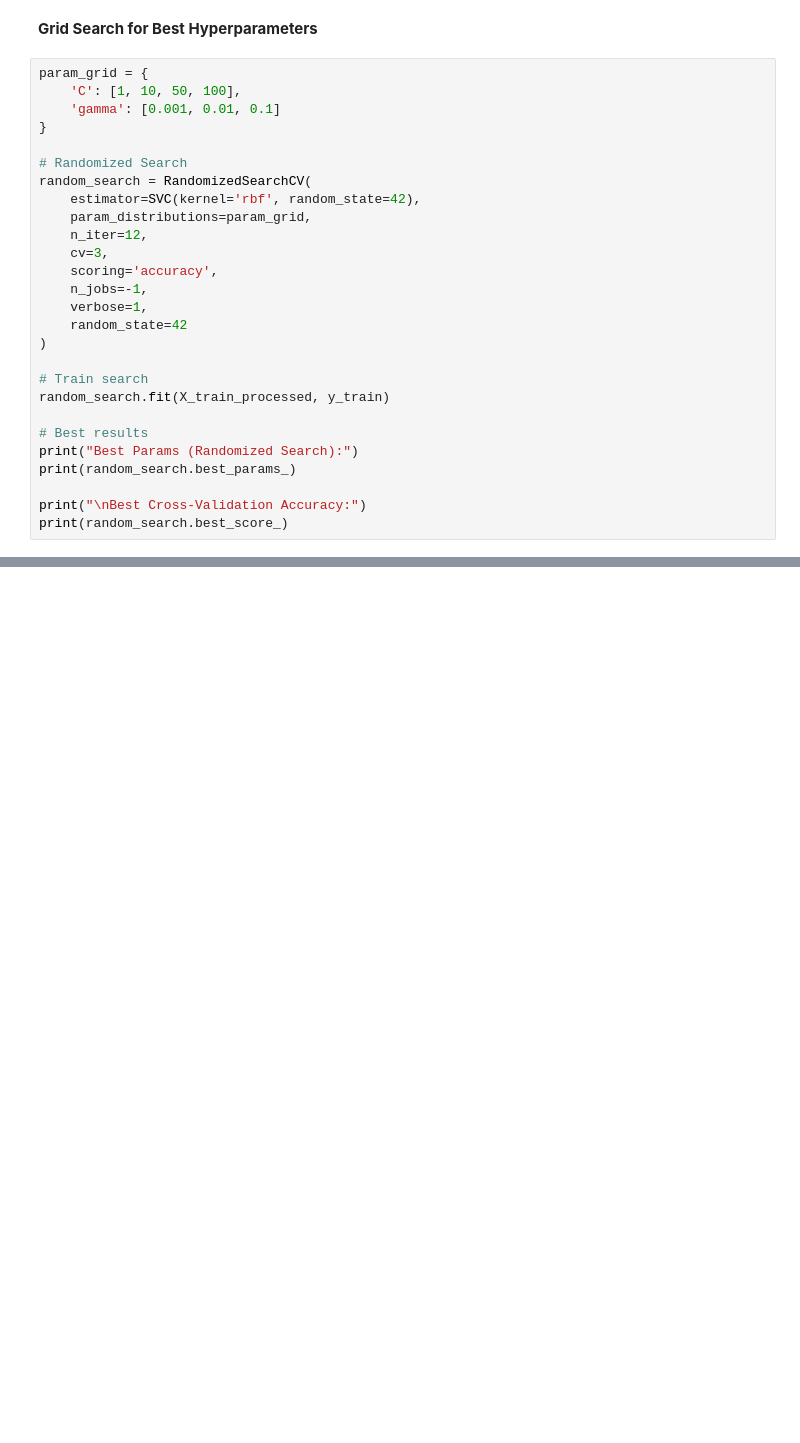
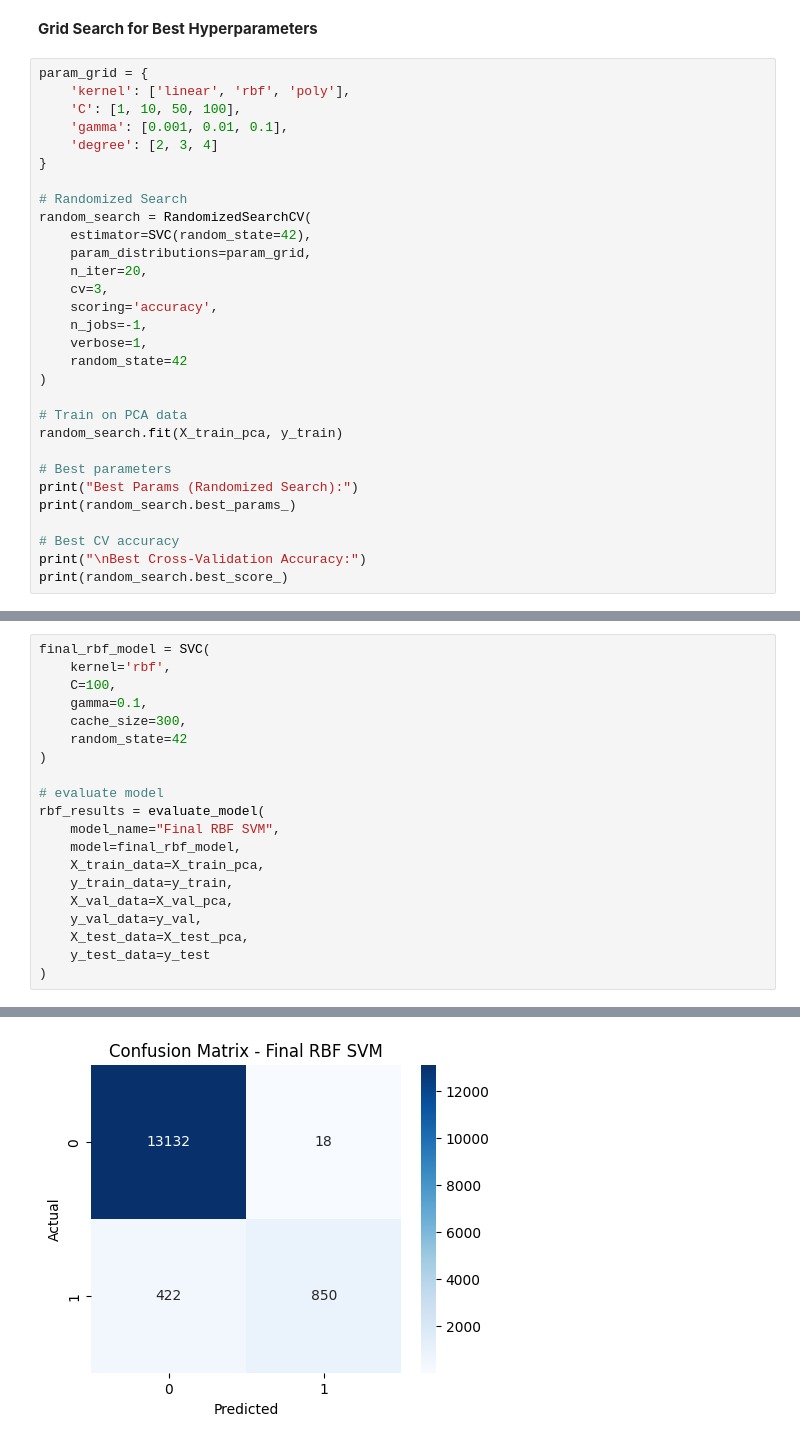
Before and after one commit to mohamedelziat50/Diabetes-Disease-Classification-MIU, a Jupyter notebook: Diabetes_Classification.ipynb, the cells around one changed output, grey strips where cells are left out. Drawn from its saved outputs; the diff is of its cells as text; blank space fills up the shorter version.

Commit message:
Optimize SVM training with PCA and PSO kernel tuning

```diff
--- a/Diabetes_Classification.ipynb
+++ b/Diabetes_Classification.ipynb
@@ -1375,15 +1340,17 @@ reduce computation time while preserving class distribution.
 **Grid Search for Best Hyperparameters**
 # %%
 param_grid = {
+    'kernel': ['linear', 'rbf', 'poly'],
     'C': [1, 10, 50, 100],
-    'gamma': [0.001, 0.01, 0.1]
+    'gamma': [0.001, 0.01, 0.1],
+    'degree': [2, 3, 4]
 }
 
 # Randomized Search
 random_search = RandomizedSearchCV(
-    estimator=SVC(kernel='rbf', random_state=42),
+    estimator=SVC(random_state=42),
     param_distributions=param_grid,
-    n_iter=12,
+    n_iter=20,
     cv=3,
     scoring='accuracy',
     n_jobs=-1,
@@ -1391,12 +1358,13 @@ random_search = RandomizedSearchCV(
     random_state=42
 )
 
-# Train search
-random_search.fit(X_train_processed, y_train)
+# Train on PCA data
+random_search.fit(X_train_pca, y_train)
 
-# Best results
+# Best parameters
 print("Best Params (Randomized Search):")
 print(random_search.best_params_)
 
+# Best CV accuracy
 print("\nBest Cross-Validation Accuracy:")
 print(random_search.best_score_)
@@ -1484,0 +1574,21 @@ plt.show()
+# %%
+final_rbf_model = SVC(
+    kernel='rbf',
+    C=100,
+    gamma=0.1,
+    cache_size=300,
+    random_state=42
+)
+
+# evaluate model
+rbf_results = evaluate_model(
+    model_name="Final RBF SVM",
+    model=final_rbf_model,
+    X_train_data=X_train_pca,
+    y_train_data=y_train,
+    X_val_data=X_val_pca,
+    y_val_data=y_val,
+    X_test_data=X_test_pca,
+    y_test_data=y_test
+)
+# %% [output]
@@ -1484,0 +1611 @@ plt.show()
+[figure, added]
```
Also changed, not shown: parts of 31 cells of this notebook.
